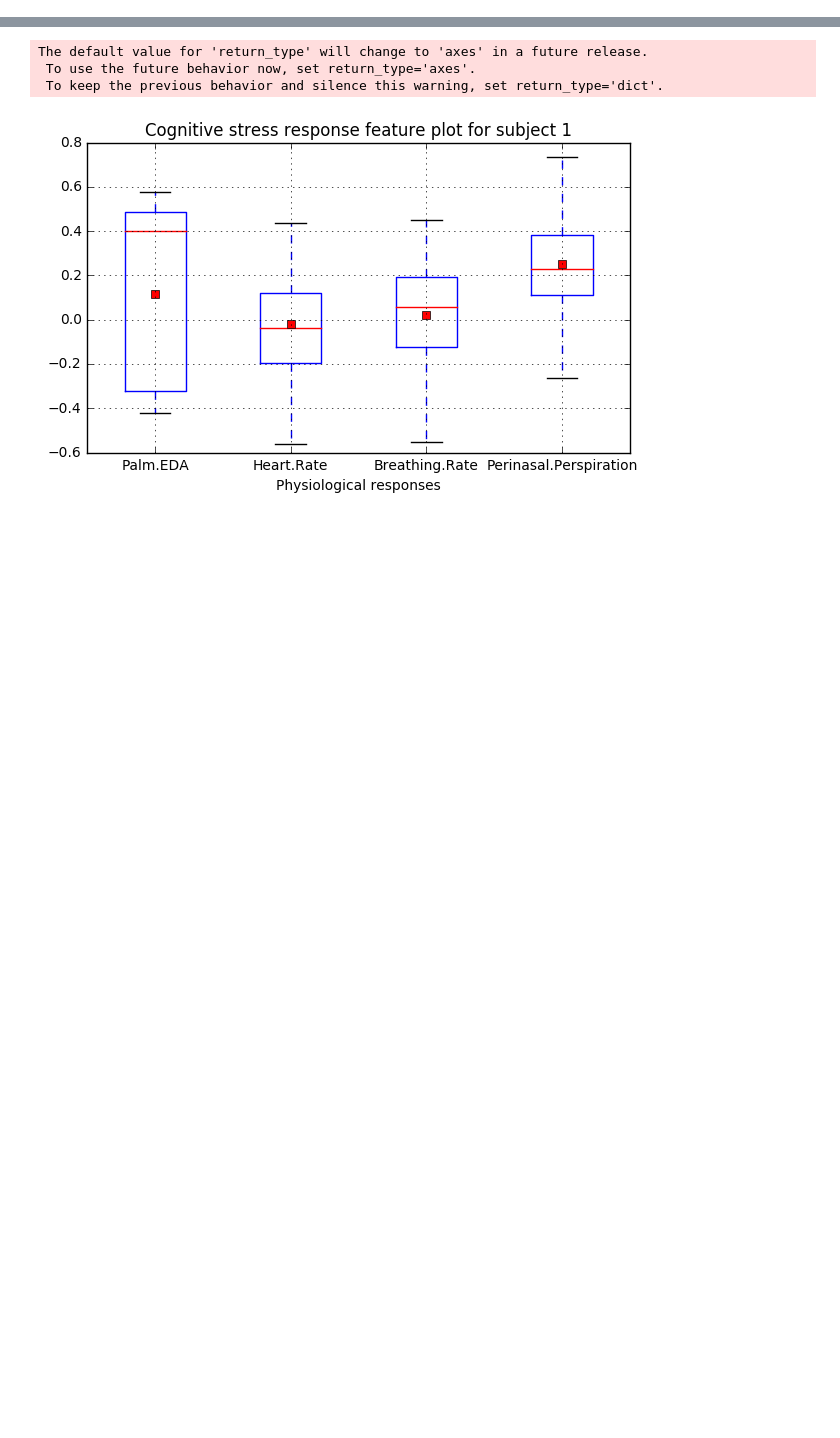
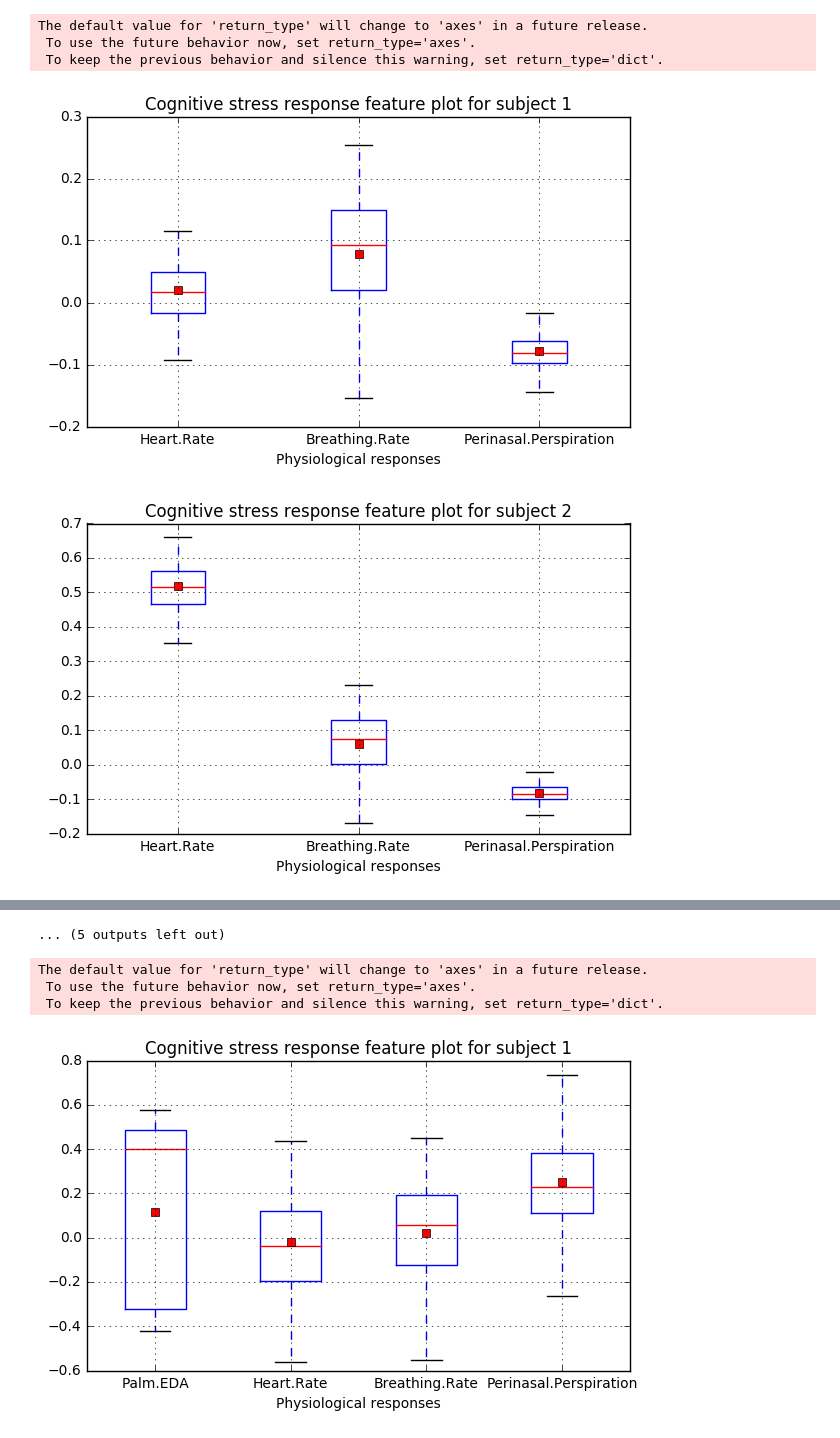
Before and after one commit to bhargavim1/Multimodal-stress-recognition, a Jupyter notebook: data_recog.ipynb, the cells around one changed output, grey strips where cells are left out. Saved outputs shown, nothing was run; the diff lists cells and outputs as text; code cells hidden in the pictures; blank space fills up the shorter version.

Commit message:
updated subject-wise comparison

```diff
--- a/data_recog.ipynb
+++ b/data_recog.ipynb
@@ -0,0 +1,61 @@
+# %%
+import pandas as pd
+import matplotlib.pyplot as plt
+import glob
+path = r'/home/bhargavi/Dropbox/LEA/R_D/Version4/Revised_report/data/SimDriv/Multimodal-stress-recognition'
+allFiles = glob.glob(path+"/*.csv")
+frame = pd.DataFrame()
+Mean_frame = pd.DataFrame()
+list_ = []
+i=0
+for file_ in allFiles:
+    df = pd.read_csv(file_,index_col=None, header=0)
+    df['Subject'] = pd.Series([i]*len(df['Time']), index=df.index)
+    list_.append(df)
+    i+=1
+frame = pd.concat(list_)
+
+list_n = []
+list_c = []
+for i in range(0,60):
+    personData = frame[(frame['Subject']== i)]
+    #relax_mean=personData.loc[personData['Drive']==2].mean()
+    #practice_mean=personData.loc[personData['Drive']==3].mean()
+    normal_mean=personData.loc[personData['Drive']==4].mean()
+    cognitive_mean=personData[(personData['Drive']==5)&((personData['Stimulus']==1)|(personData['Stimulus']==2))].mean()
+    #emotional_mean=personData[(personData['Drive']==6)&((personData['Stimulus']==3)|(personData['Stimulus']==3))].mean()
+    #sensorimotor_mean=personData[(personData['Drive']==7)&((personData['Stimulus']==4)|(personData['Stimulus']==4))].mean()
+    #failure_mean=personData[personData['Failure']==6].mean()
+
+
+    list_n.append(normal_mean)
+    list_c.append(cognitive_mean)
+new_frame_n= pd.concat(list_n,axis=1)
+new_frame_c= pd.concat(list_c,axis=1)
+#new_frame_c
+new_frame_c = new_frame_c.loc[:,'0':'41']
+new_frame_n = new_frame_n.loc[:,'0':'41']
+
+
+
+for i in range(1,17):
+    p1_norm=frame[(frame['Drive']==4)&(frame['Subject']==i)]
+    #p1_norm = (p1_norm-p1_norm.min())/(p1_norm.max()-p1_norm.min())
+
+    p1_cog = frame[(frame['Subject']==1) & (frame['Drive']==5)&((frame['Stimulus']==1)|(frame['Stimulus']==2))]
+    p1_cog = (p1_cog-p1_norm.mean())/(p1_norm.mean())
+    #p1_cog = p1_cog-p1_norm.mean()
+    filtered_p1_cog = p1_cog.loc[:,'Heart.Rate':'Perinasal.Perspiration']
+    plt.figure(num=None, figsize=(7, 4), dpi=80, facecolor='w', edgecolor='k')
+    filtered_p1_cog.boxplot( showmeans=True,showfliers=True)
+    plt.title('Cognitive stress response feature plot for subject '+ str(i))
+    plt.xlabel('Physiological responses')
+
+
+    plt.show()
+# %% [output]
+The default value for 'return_type' will change to 'axes' in a future release.
+ To use the future behavior now, set return_type='axes'.
+ To keep the previous behavior and silence this warning, set return_type='dict'.
+[figure, added]
+[figure, added]
@@ -1,3 +71,4 @@
+... (5 outputs left out)
 # %%
 for i in range(1,17):
     p1_norm=frame[(frame['Drive']==4)&(frame['Subject']==i)]
```
Also changed, not shown: parts of 4 cells of this notebook.
